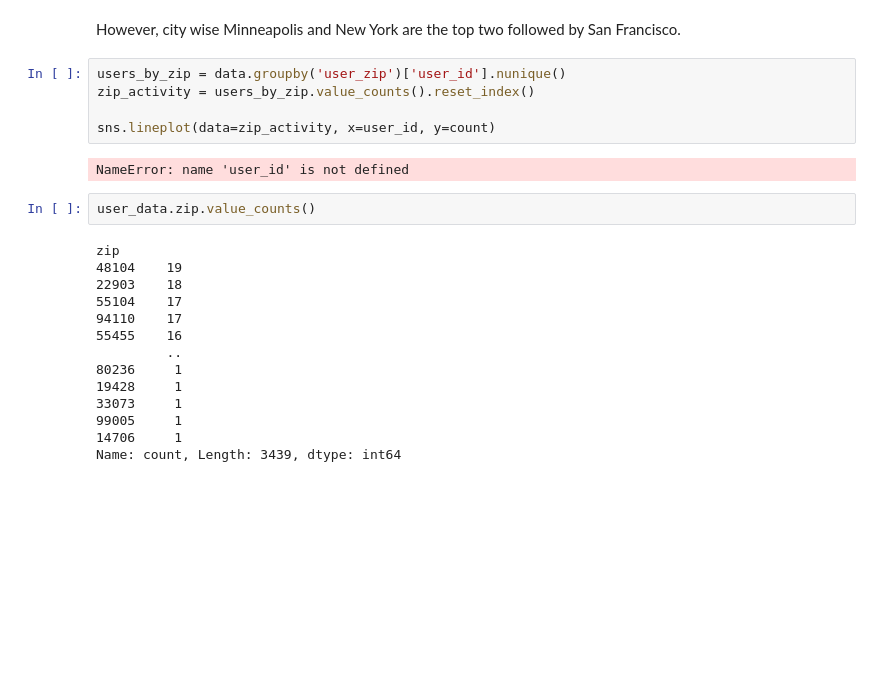
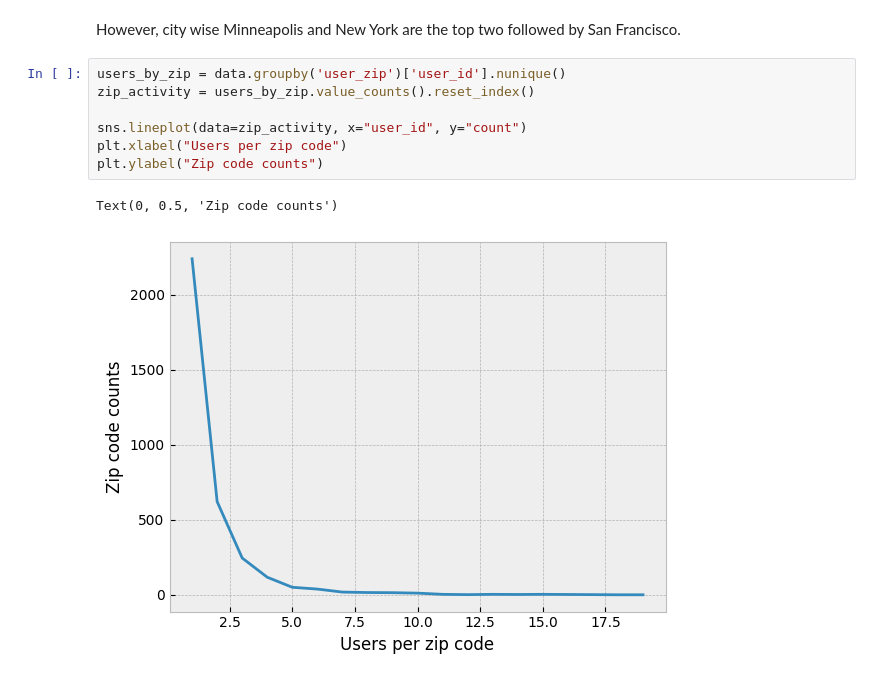
Before and after one commit to GregoryTomy/recommender, a Jupyter notebook: eda.ipynb, the cells around one changed output. Cells and saved outputs as stored; diff of their text form; blank space fills up the shorter version.

```diff
--- a/eda.ipynb
+++ b/eda.ipynb
@@ -179,23 +179,10 @@ However, city wise Minneapolis and New York are the top two followed by San Fran
 # %%
 users_by_zip = data.groupby('user_zip')['user_id'].nunique()
 zip_activity = users_by_zip.value_counts().reset_index()
 
-sns.lineplot(data=zip_activity, x=user_id, y=count)
+sns.lineplot(data=zip_activity, x="user_id", y="count")
+plt.xlabel("Users per zip code")
+plt.ylabel("Zip code counts")
 # %% [output]
-NameError: name 'user_id' is not defined
+Text(0, 0.5, 'Zip code counts')
+[figure, added]
-# %%
-user_data.zip.value_counts()
-# %% [output]
-zip
-48104    19
-22903    18
-55104    17
-94110    17
-55455    16
-         ..
-80236     1
-19428     1
-33073     1
-99005     1
-14706     1
-Name: count, Length: 3439, dtype: int64
```
Also changed, not shown: parts of 5 cells of this notebook.
